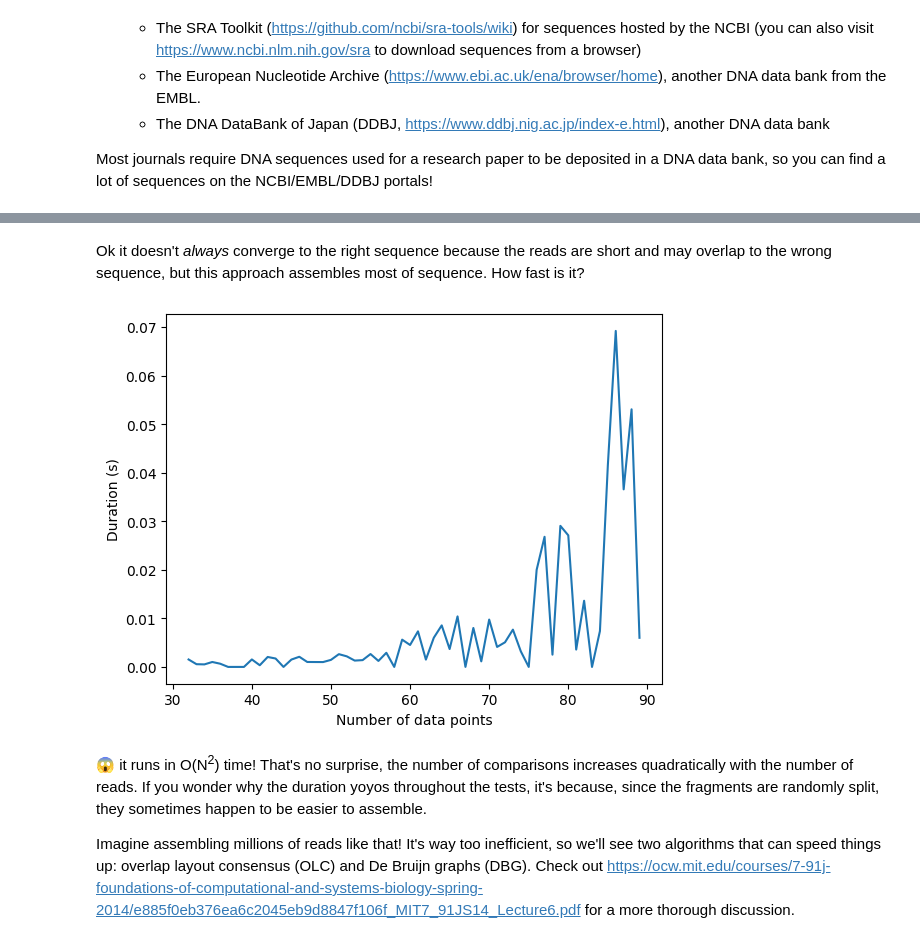
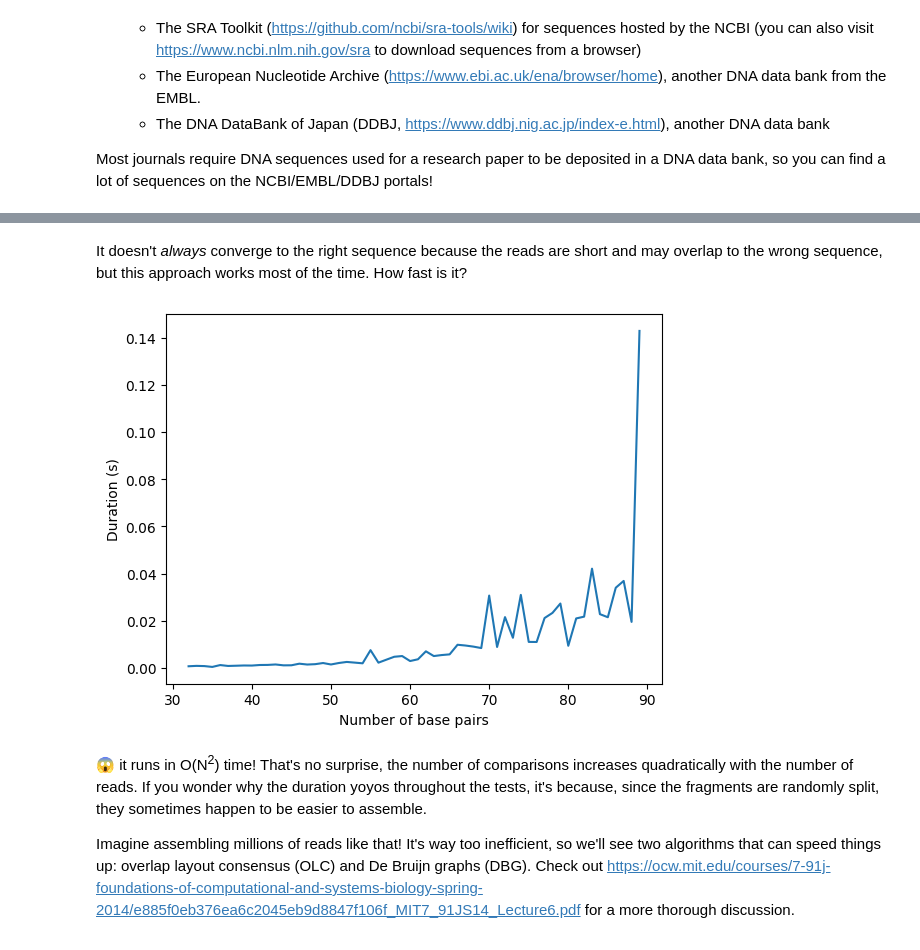
Before and after one commit to Vincent-Therrien/genome-101, a Jupyter notebook: tutorial.ipynb, the cells around one changed output, grey strips where cells are left out. Drawn from its saved outputs; the diff is of its cells as text; code cells hidden in the pictures.

Commit message:
Add assembly methods

```diff
--- a/tutorial.ipynb
+++ b/tutorial.ipynb
@@ -225,31 +238,31 @@ Original sequence:  TGTGGGTTTTTCTCTTGTATACTTACGTTTTACCGATCTTCATCCCTACATGGGTGGGAT
 # %% [markdown]
-Ok it doesn't *always* converge to the right sequence because the reads are short and may overlap to
-the wrong sequence, but this approach assembles most of sequence. How fast is it?
+It doesn't *always* converge to the right sequence because the reads are short and may overlap to
+the wrong sequence, but this approach works most of the time. How fast is it?
 # %%
-import time
-import matplotlib.pyplot as plt
-
-
 def benchmark_assembly(n: int) -> float:
-    sequence = "".join([choice(NUCLEOTIDES) for _ in range(n)])
-    reads = simulate_reads(sequence, READ_VARIANCE, READ_AVERAGE_SIZE, False)
-    start = time.time()
-    try:
-        assemble_with_naive_de_novo(reads, False)
-    except:
-        print(f"Assembly with N = {n} failed.")
-    end = time.time()
-    return end - start
+    N = 10
+    total = 0
+    for _ in range(N):
+        sequence = "".join([choice(NUCLEOTIDES) for _ in range(n)])
+        reads = simulate_reads(sequence, READ_VARIANCE, READ_AVERAGE_SIZE, False)
+        start = time.time()
+        try:
+            assemble_with_naive_de_novo(reads, False)
+        except:
+            print(f"Assembly with N = {n} failed.")
+        end = time.time()
+        total += end - start
+    return total / N
 
 
 fig, ax = plt.subplots()
 N = range(32, 90)
 durations = [benchmark_assembly(n) for n in N]
 ax.plot(N, durations)
-ax.set(xlabel='Number of data points', ylabel='Duration (s)')
+ax.set(xlabel='Number of base pairs', ylabel='Duration (s)')
 plt.show()
 # %% [output]
-[figure, old version]
+[figure, new version]
 # %% [markdown]
 😱 it runs in O(N<sup>2</sup>) time! That's no surprise, the number of comparisons increases
 quadratically with the number of reads. If you wonder why the duration yoyos throughout the tests,
```
Also changed, not shown: parts of 26 cells of this notebook.
